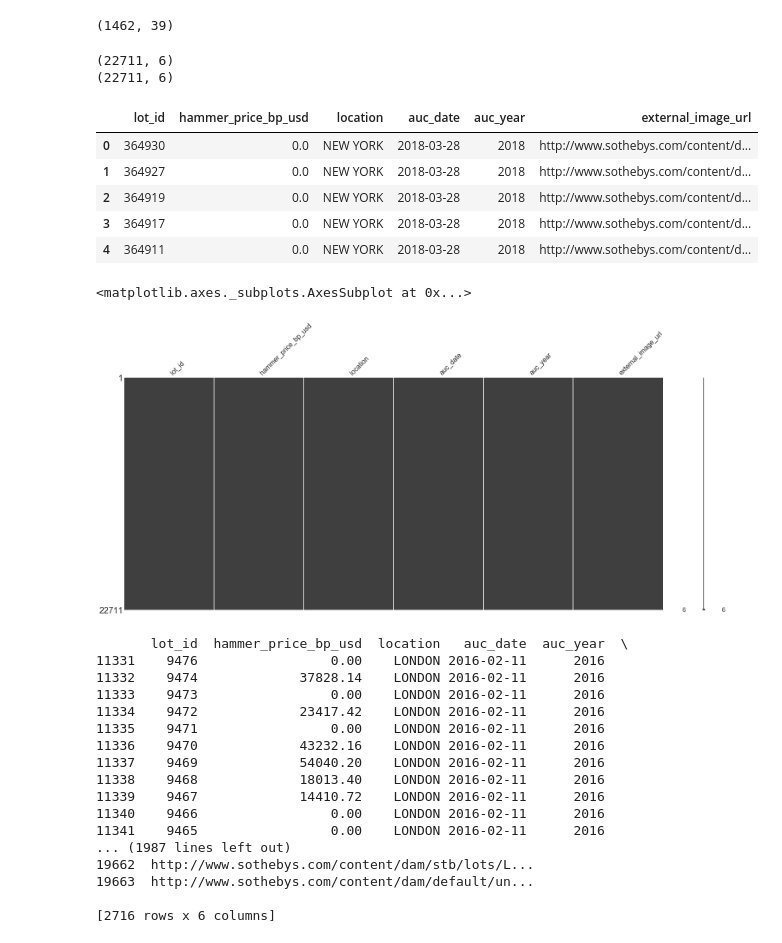
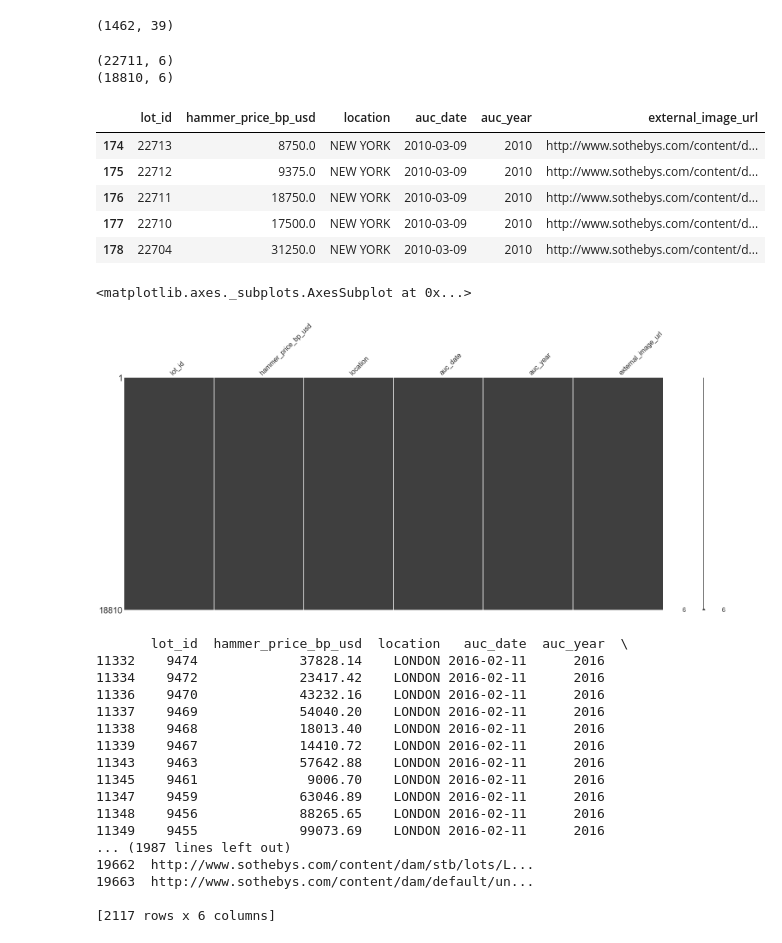
Before and after one commit to serenazzz/art-auction-visualization-project, a Jupyter notebook: Preprocessing.ipynb, the cells around one changed output. Drawn from its saved outputs; the diff is of its cells as text; code cells hidden in the pictures.

```diff
--- a/Preprocessing.ipynb
+++ b/Preprocessing.ipynb
@@ -139,36 +139,36 @@ print(df[(df.auc_year > 2011) & (df.auc_year <= 2012)].shape)
 # %%
 # from datetime import date
 
 # start = min(df.auc_date).strftime('%Y-%m-%d')
 # print(start)
 
 # our first date is March 31 2006, so start timeline at January 1 2006
 # date0 = date(2006, 1, 1)
 
 # def calc_days(x):
 #     y, m, d = [ int(x) for x in x.strftime('%Y-%m-%d').split("-") ]
 #     new_date = date(y, m, d)
 #     delta = new_date - date0
 #     return delta.days
 
 # df["timeline_days"] = df.auc_date.apply(calc_days)
 
 interactive_df = df[['lot_id', 'hammer_price_bp_usd', 'location', 'auc_date', 'auc_year', 'external_image_url']].copy()
 print(interactive_df.shape)
-interactive_df.fillna(0, inplace=True)
+interactive_df.dropna(axis=0, inplace=True)
 print(interactive_df.shape)
 
 display(interactive_df.head())
 msno.matrix(interactive_df)
 # %% [output]
 (22711, 6)
-(22711, 6)
+(18810, 6)
 |  | lot_id | hammer_price_bp_usd | location | auc_date | auc_year | external_image_url |
-| 0 | 364930 | 0.0 | NEW YORK | 2018-03-28 | 2018 | http://www.sothebys.com/content/d... |
-| 1 | 364927 | 0.0 | NEW YORK | 2018-03-28 | 2018 | http://www.sothebys.com/content/d... |
-| 2 | 364919 | 0.0 | NEW YORK | 2018-03-28 | 2018 | http://www.sothebys.com/content/d... |
-| 3 | 364917 | 0.0 | NEW YORK | 2018-03-28 | 2018 | http://www.sothebys.com/content/d... |
-| 4 | 364911 | 0.0 | NEW YORK | 2018-03-28 | 2018 | http://www.sothebys.com/content/d... |
+| 174 | 22713 | 8750.0 | NEW YORK | 2010-03-09 | 2010 | http://www.sothebys.com/content/d... |
+| 175 | 22712 | 9375.0 | NEW YORK | 2010-03-09 | 2010 | http://www.sothebys.com/content/d... |
+| 176 | 22711 | 18750.0 | NEW YORK | 2010-03-09 | 2010 | http://www.sothebys.com/content/d... |
+| 177 | 22710 | 17500.0 | NEW YORK | 2010-03-09 | 2010 | http://www.sothebys.com/content/d... |
+| 178 | 22704 | 31250.0 | NEW YORK | 2010-03-09 | 2010 | http://www.sothebys.com/content/d... |
 <matplotlib.axes._subplots.AxesSubplot at 0x...>
 [figure]
 # %%
@@ -177,22 +177,22 @@ interactive_df.to_json('interactive.json', orient='records')
 print(interactive_df[interactive_df.auc_year == 2016])
 # %% [output]
        lot_id  hammer_price_bp_usd  location   auc_date  auc_year  \
-11331    9476                 0.00    LONDON 2016-02-11      2016
 11332    9474             37828.14    LONDON 2016-02-11      2016
-11333    9473                 0.00    LONDON 2016-02-11      2016
 11334    9472             23417.42    LONDON 2016-02-11      2016
-11335    9471                 0.00    LONDON 2016-02-11      2016
 11336    9470             43232.16    LONDON 2016-02-11      2016
 11337    9469             54040.20    LONDON 2016-02-11      2016
 11338    9468             18013.40    LONDON 2016-02-11      2016
 11339    9467             14410.72    LONDON 2016-02-11      2016
-11340    9466                 0.00    LONDON 2016-02-11      2016
-11341    9465                 0.00    LONDON 2016-02-11      2016
+11343    9463             57642.88    LONDON 2016-02-11      2016
+11345    9461              9006.70    LONDON 2016-02-11      2016
+11347    9459             63046.89    LONDON 2016-02-11      2016
+11348    9456             88265.65    LONDON 2016-02-11      2016
+11349    9455             99073.69    LONDON 2016-02-11      2016
 ... (1987 lines left out)
 19662  http://www.sothebys.com/content/dam/stb/lots/L...
 19663  http://www.sothebys.com/content/dam/default/un...
 
-[2716 rows x 6 columns]
+[2117 rows x 6 columns]
 # %%
 display(interactive_df[interactive_df.lot_id == 4810])
 # %% [output]
```
Also changed, not shown: parts of 2 cells of this notebook, 2 other files.
